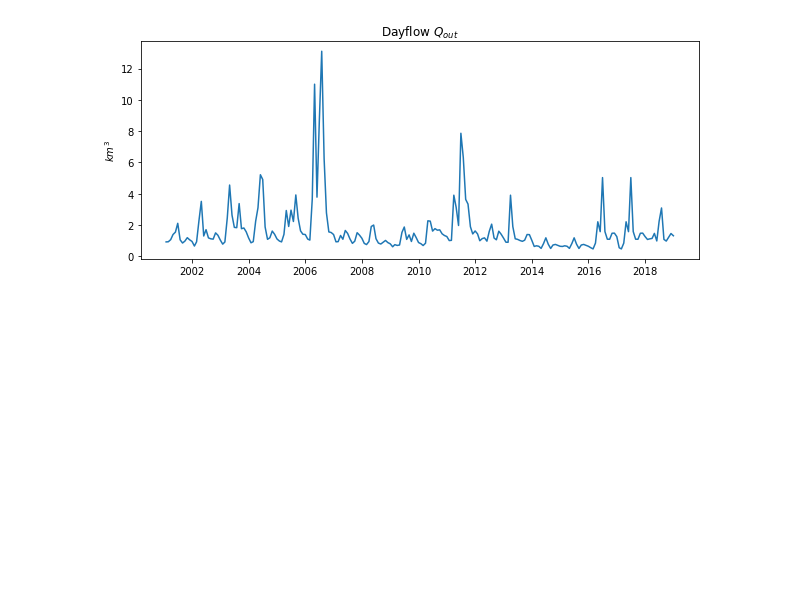
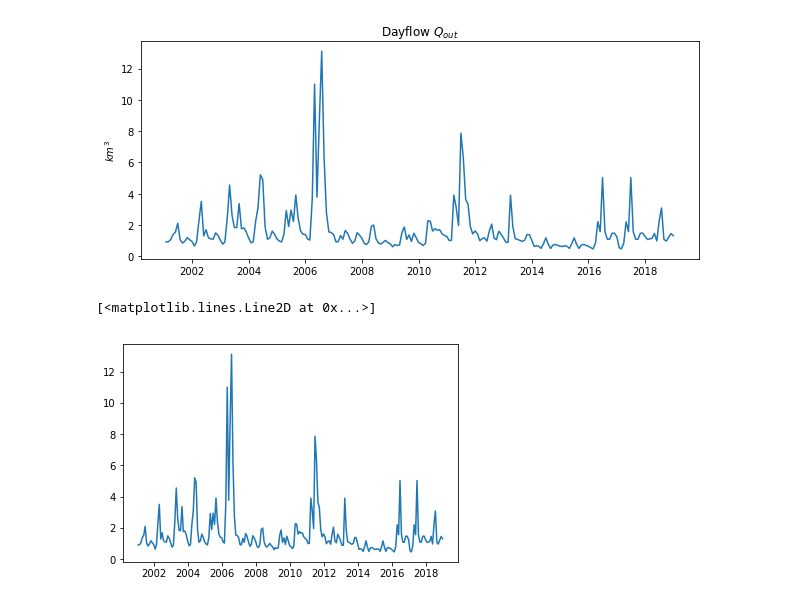
Before and after one commit to kashingtonDC/cvwbm, a Jupyter notebook: code/Qs_out.ipynb, the cells around one changed output. Drawn from its saved outputs; the diff is of its cells as text; code cells hidden in the pictures; blank space fills up the shorter version.

```diff
--- a/code/Qs_out.ipynb
+++ b/code/Qs_out.ipynb
@@ -83,5 +81,5 @@ monthly.loc[mask].to_csv("../data/Qs_out_monthly.csv")
-# %%
-# Write Q_out (outflow at CA Aqueduct) to file for SSJT balance
-
-mask = (pd.concat(q_out).index > "01-01-2001")
-pd.concat(q_out).loc[mask].to_csv("../data/SSJT_Qs_out_monthly.csv")
+# %%
+plt.plot(monthly.loc[mask])
+# %% [output]
+[<matplotlib.lines.Line2D at 0x...>]
+[figure, added]
```
Also changed, not shown: parts of 3 cells of this notebook, 1 other file.
